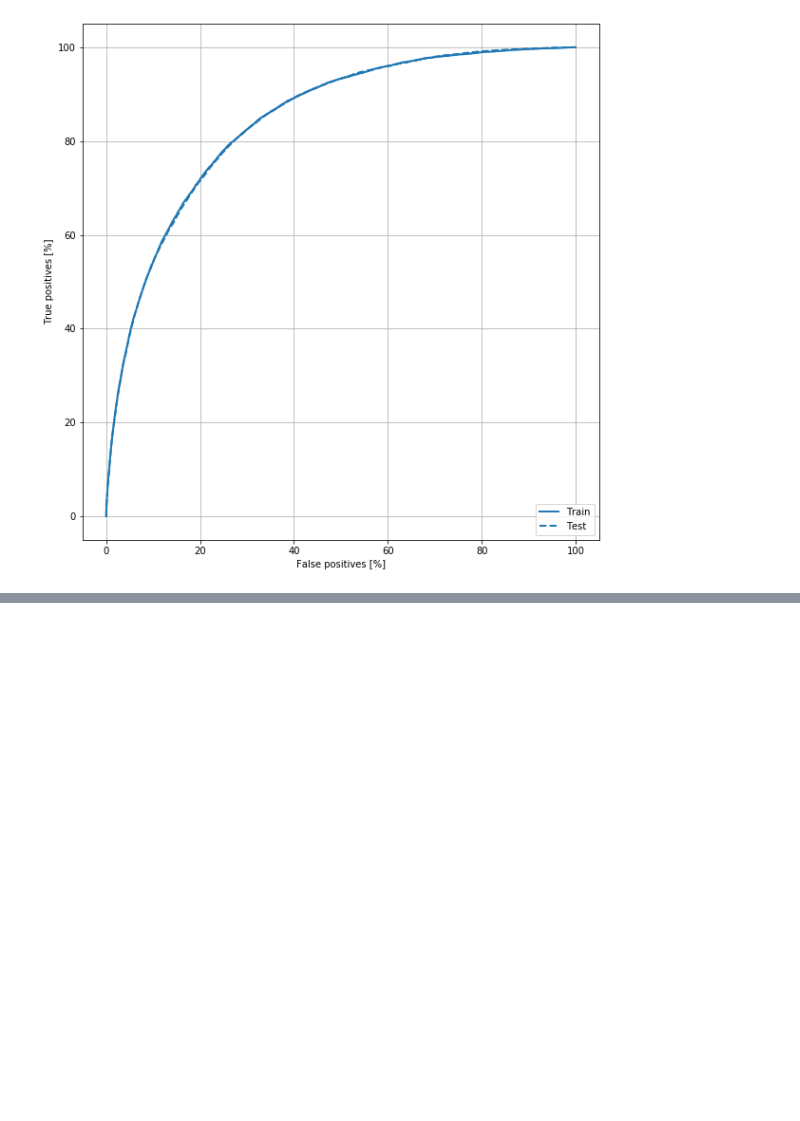
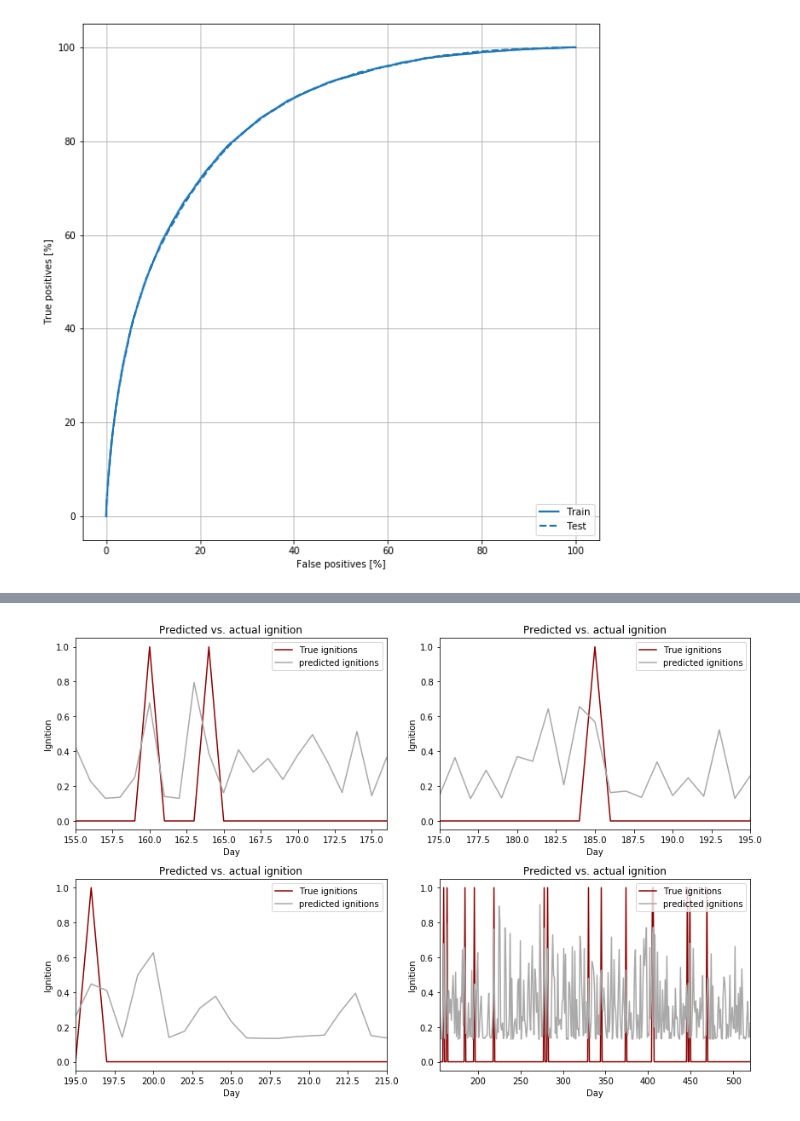
Before and after one commit to aristyogresearch/wildfire, a Jupyter notebook: notebooks/keras_MLP_skopt.ipynb, the cells around one changed output, grey strips where cells are left out. Drawn from its saved outputs; the diff is of its cells as text; code cells hidden in the pictures; blank space fills up the shorter version.

```diff
--- a/notebooks/keras_MLP_skopt.ipynb
+++ b/notebooks/keras_MLP_skopt.ipynb
@@ -847,0 +861,94 @@ plt.show()
+# %%
+import matplotlib.pyplot as plt
+%matplotlib inline
+
+plt.subplots(2,2,figsize=(12,8))
+
+plt.subplot(2, 2, 1)
+
+plt.plot(
+    range(len(test_labels)),
+    test_labels,
+    color = "darkred",
+    label ='True ignitions'
+)
+plt.plot(
+    range(len(test_labels)),
+    test_predictions,
+    color = "darkgray",
+    label ='predicted ignitions'
+)
+
+plt.xlabel('Day')
+plt.ylabel('Ignition')
+plt.title('Predicted vs. actual ignition')
+plt.legend()
+plt.xlim(155,176)
+
+plt.subplot(2, 2, 2)
+
+plt.plot(
+    range(len(test_labels)),
+    test_labels,
+    color = "darkred",
+    label ='True ignitions'
+)
+plt.plot(
+    range(len(test_labels)),
+    test_predictions,
+    color = "darkgray",
+    label ='predicted ignitions'
+)
+
+plt.xlabel('Day')
+plt.ylabel('Ignition')
+plt.title('Predicted vs. actual ignition')
+plt.legend()
+plt.xlim(175,195)
+
+plt.subplot(2, 2, 3)
+
+plt.plot(
+    range(len(test_labels)),
+    test_labels,
+    color = "darkred",
+    label ='True ignitions'
+)
+plt.plot(
+    range(len(test_labels)),
+    test_predictions,
+    color = "darkgray",
+    label ='predicted ignitions'
+)
+
+plt.xlabel('Day')
+plt.ylabel('Ignition')
+plt.title('Predicted vs. actual ignition')
+plt.legend()
+plt.xlim(195,215)
+
+plt.subplot(2, 2, 4)
+
+plt.plot(
+    range(len(test_labels)),
+    test_labels,
+    color = "darkred",
+    label ='True ignitions'
+)
+plt.plot(
+    range(len(test_labels)),
+    test_predictions,
+    color = "darkgray",
+    label ='predicted ignitions'
+)
+
+plt.xlabel('Day')
+plt.ylabel('Ignition')
+plt.title('Predicted vs. actual ignition')
+plt.legend()
+plt.xlim(155,(155+365))
+
+plt.tight_layout()
+plt.show()
+# %% [output]
+[figure, added]
```
Also changed, not shown: parts of 2 cells of this notebook, 4 other files.
